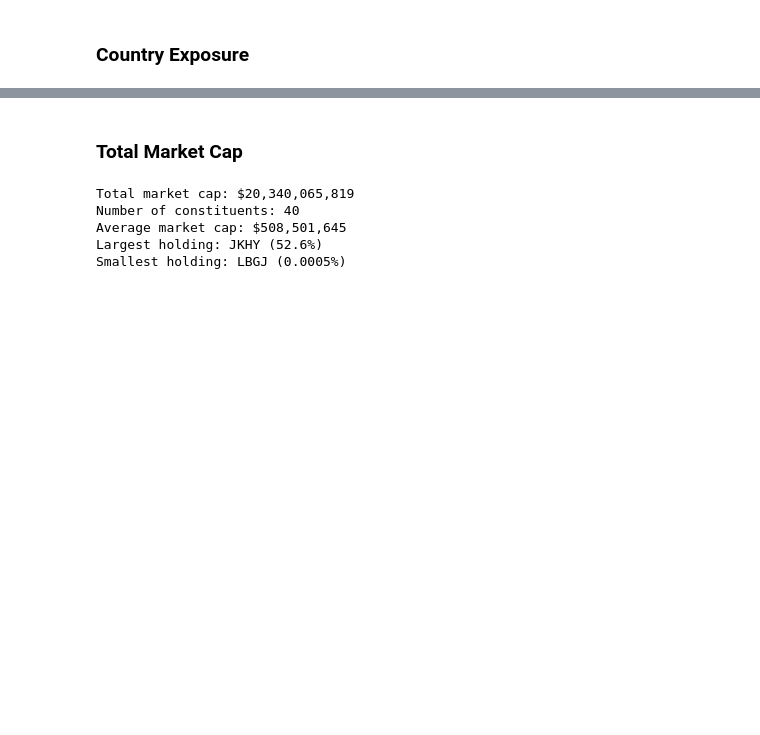
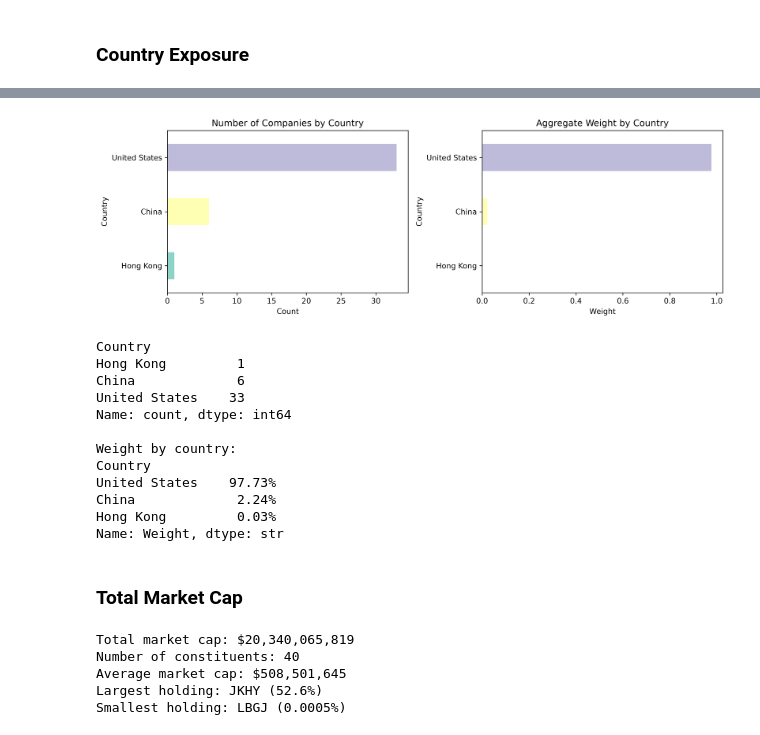
Before and after one commit to enarroied/mess_box, a Jupyter notebook: j_index/retrrieve_data.ipynb, the cells around one changed output, grey strips where cells are left out. Saved outputs shown, nothing was run; the diff lists cells and outputs as text; code cells hidden in the pictures; blank space fills up the shorter version.

```diff
--- a/j_index/retrrieve_data.ipynb
+++ b/j_index/retrrieve_data.ipynb
@@ -370,3 +388,51 @@ Name: Weight, dtype: str
+# %%
+import matplotlib.pyplot as plt
+from matplotlib import colormaps
+
+set3 = colormaps["Set3"]
+
+country_counts = j_index_constituents["Country"].value_counts().sort_values()
+country_weights = j_index_constituents.groupby("Country")["Weight"].sum().sort_values()
+
+fig, axes = plt.subplots(1, 2, figsize=(12, 4), dpi=300)
+
+country_counts.plot(
+    kind="barh",
+    ax=axes[0],
+    color=[set3(i % 12) for i in range(len(country_counts))],
+)
+axes[0].set_title("Number of Companies by Country")
+axes[0].set_xlabel("Count")
+
+country_weights.plot(
+    kind="barh",
+    ax=axes[1],
+    color=[set3(i % 12) for i in range(len(country_weights))],
+)
+axes[1].set_title("Aggregate Weight by Country")
+axes[1].set_xlabel("Weight")
+
+plt.tight_layout()
+plt.savefig("img/country_exposure.png", dpi=300, bbox_inches="tight")
+plt.show()
+
+print(country_counts)
+print("\nWeight by country:")
+print(country_weights.sort_values(ascending=False).map("{:.2%}".format))
+# %% [output]
+[figure, added]
+Country
+Hong Kong         1
+China             6
+United States    33
+Name: count, dtype: int64
+
+Weight by country:
+Country
+United States    97.73%
+China             2.24%
+Hong Kong         0.03%
+Name: Weight, dtype: str
 # %% [markdown]
 ### Total Market Cap
 # %%
```
Also changed, not shown: parts of 27 cells of this notebook, 5 other files.
